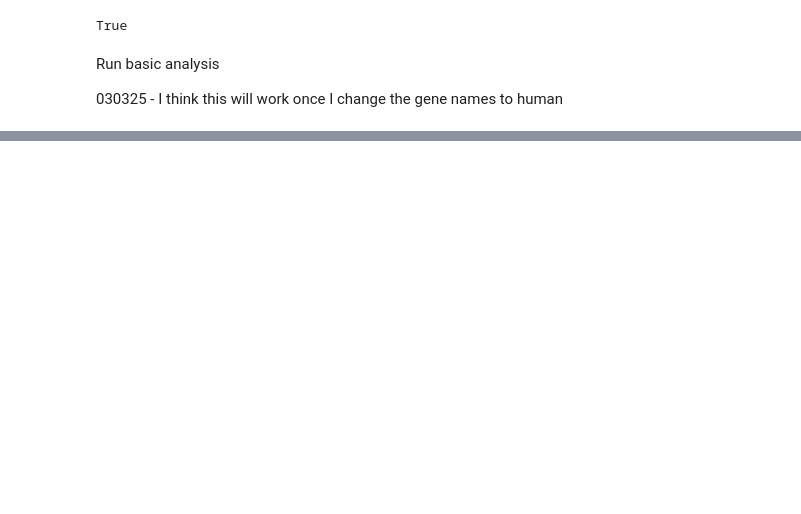
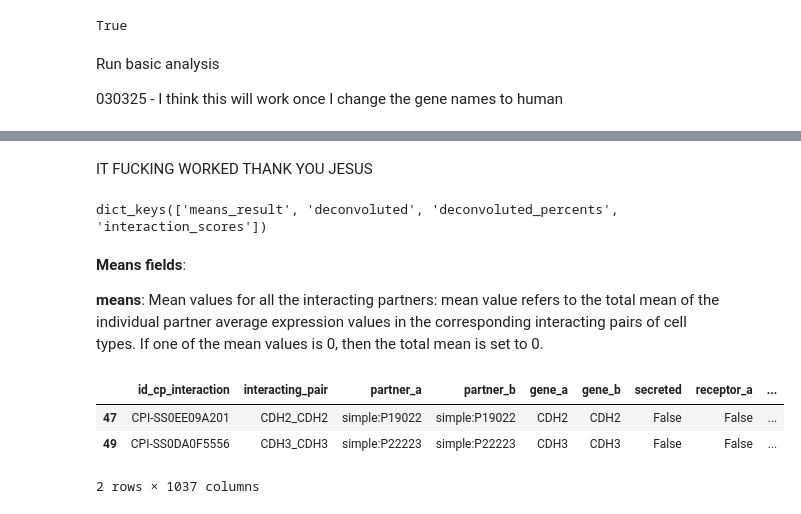
Before and after one commit to ggraham4/multiome_poa, a Jupyter notebook: Python/CellPhoneDb/cell_phone_db_first_attempt_030225.ipynb, the cells around one changed output, grey strips where cells are left out. Cells and saved outputs as stored; diff of their text form; code cells hidden in the pictures; blank space fills up the shorter version.

```diff
--- a/Python/CellPhoneDb/cell_phone_db_first_attempt_030225.ipynb
+++ b/Python/CellPhoneDb/cell_phone_db_first_attempt_030225.ipynb
@@ -202,0 +233,17 @@ AllCountsFilteredException: All counts filtered
+# %% [markdown]
+IT FUCKING WORKED THANK YOU JESUS
+# %%
+print(cpdb_results.keys())
+# %% [output]
+dict_keys(['means_result', 'deconvoluted', 'deconvoluted_percents', 'interaction_scores'])
+# %% [markdown]
+<b>Means fields</b>:
+
+<b>means</b>: Mean values for all the interacting partners: mean value refers to the total mean of the individual partner average expression values in the corresponding interacting pairs of cell types. If one of the mean values is 0, then the total mean is set to 0.
+# %%
+cpdb_results['means_result'].head(2)
+# %% [output]
+|  | id_cp_interaction | interacting_pair | partner_a | partner_b | gene_a | gene_b | secreted | receptor_a | ... |
+| 47 | CPI-SS0EE09A201 | CDH2_CDH2 | simple:P19022 | simple:P19022 | CDH2 | CDH2 | False | False | ... |
+| 49 | CPI-SS0DA0F5556 | CDH3_CDH3 | simple:P22223 | simple:P22223 | CDH3 | CDH3 | False | False | ... |
+2 rows × 1037 columns
```
Also changed, not shown: parts of 17 cells of this notebook, 1 other file.
